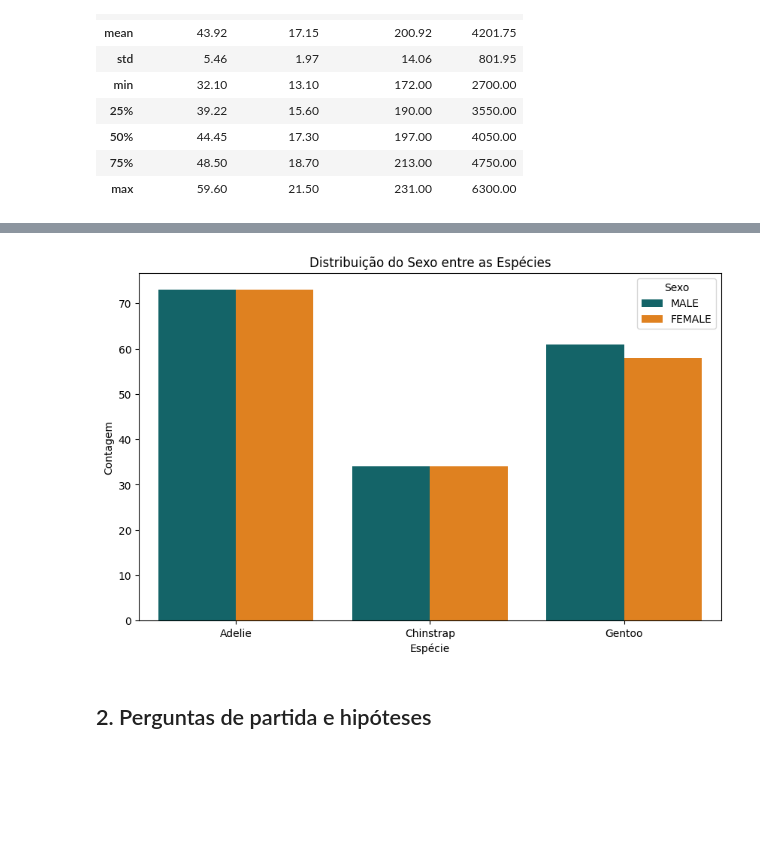
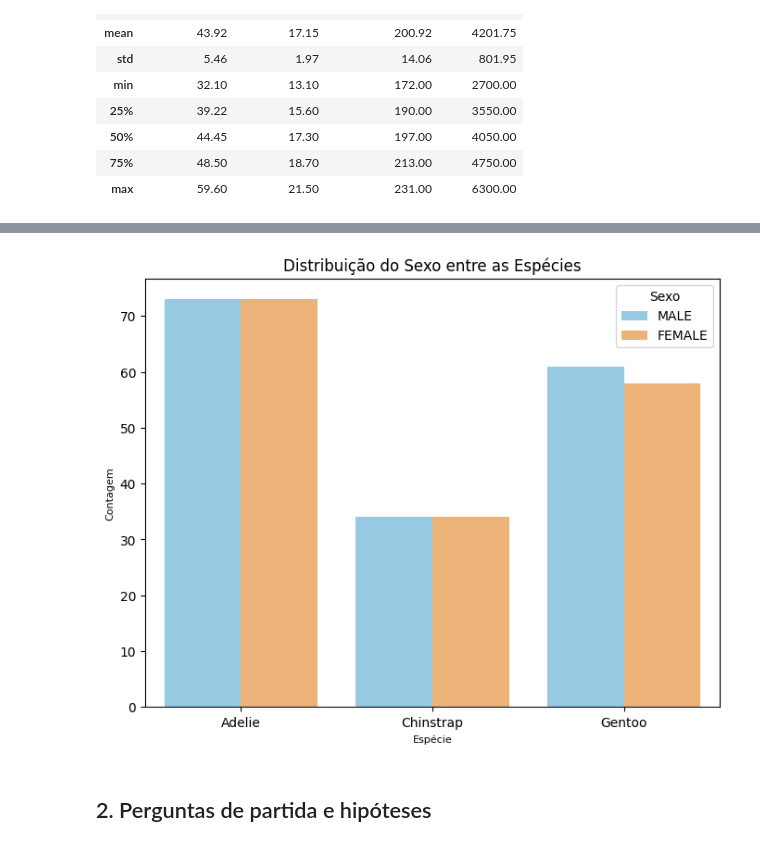
Before and after one commit to ninesousa/avanti-bootcamp-cdd, a Jupyter notebook: notebooks/01-exploratory_data_analysis.ipynb, the cells around one changed output, grey strips where cells are left out. Cells and saved outputs as stored; diff of their text form; code cells hidden in the pictures; blank space fills up the shorter version.

```diff
--- a/notebooks/01-exploratory_data_analysis.ipynb
+++ b/notebooks/01-exploratory_data_analysis.ipynb
@@ -140,23 +147,23 @@ plt.show()
 # %%
 # tamanho do gráfico
-plt.figure(figsize=(10, 6))
+plt.figure(figsize=(8, 6))
 
 #paleta de cores
-palette = ['#067176', '#FF8100']
+palette = ['#89CFF0', '#FFB366']
 
 #tipo de gráfico
 sns.countplot(x='species', hue='sex', data=dt, palette=palette)
 
 #legendas do titulo, x e y
 plt.title('Distribuição do Sexo entre as Espécies')
 plt.xlabel('Espécie', fontsize = 8)
 plt.ylabel('Contagem', fontsize = 8)
 
 #legenda e plot
 plt.legend(title='Sexo')
 plt.show()
 # %% [output]
-[figure, old version]
+[figure, new version]
 # %% [markdown]
 ## 2. Perguntas de partida e hipóteses
 # %% [markdown]
```
Also changed, not shown: parts of 8 cells of this notebook, 1 other file.
